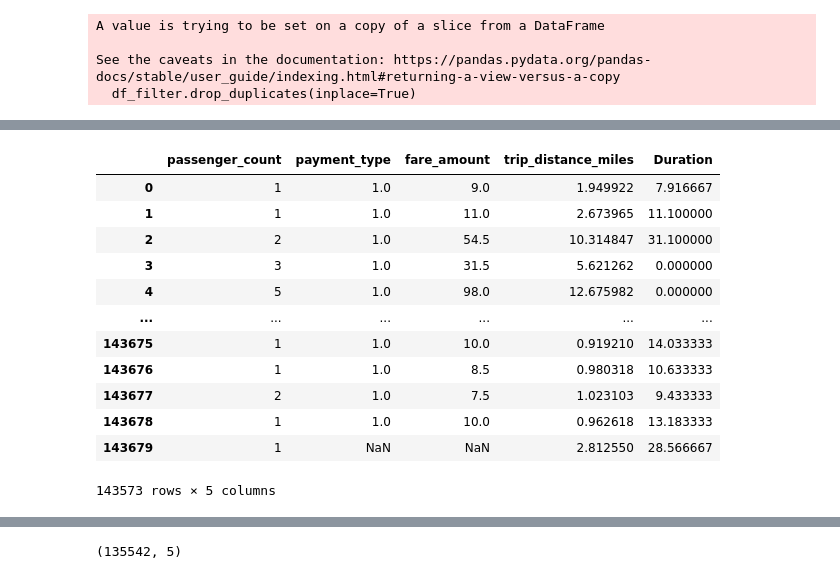
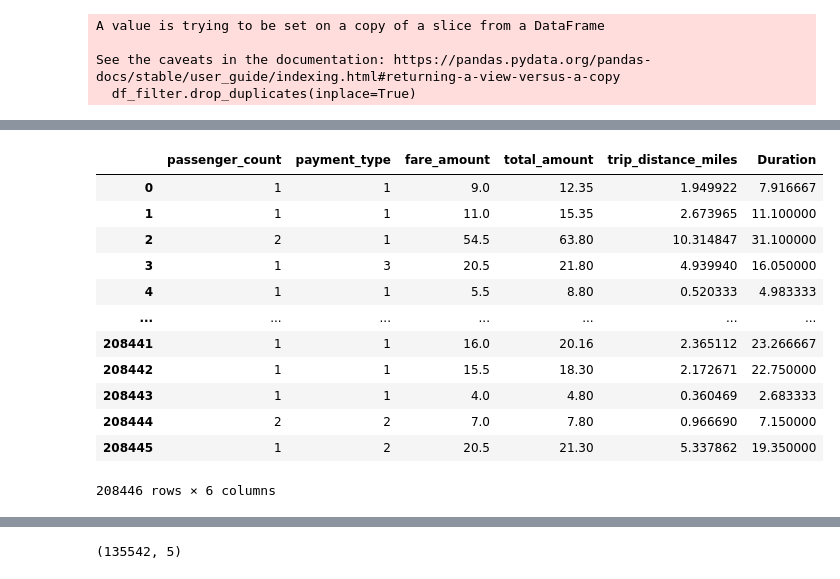
Before and after one commit to ArunK-ML/Project---TripFare-Predicting-Urban-Taxi-Fare-with-Machine-Learning, a Jupyter notebook: Taxi_trip_Finalone_again try.ipynb, the cells around one changed output, grey strips where cells are left out. Drawn from its saved outputs; the diff is of its cells as text; code cells hidden in the pictures.

```diff
--- a/Taxi_trip_Finalone_again try.ipynb
+++ b/Taxi_trip_Finalone_again try.ipynb
@@ -220,17 +468,17 @@ df= df_filter.copy()
-# %%
-df
-# %% [output]
-|  | passenger_count | payment_type | fare_amount | trip_distance_miles | Duration |
-| 0 | 1 | 1.0 | 9.0 | 1.949922 | 7.916667 |
-| 1 | 1 | 1.0 | 11.0 | 2.673965 | 11.100000 |
-| 2 | 2 | 1.0 | 54.5 | 10.314847 | 31.100000 |
-| 3 | 3 | 1.0 | 31.5 | 5.621262 | 0.000000 |
-| 4 | 5 | 1.0 | 98.0 | 12.675982 | 0.000000 |
-| ... | ... | ... | ... | ... | ... |
-| 143675 | 1 | 1.0 | 10.0 | 0.919210 | 14.033333 |
-| 143676 | 1 | 1.0 | 8.5 | 0.980318 | 10.633333 |
-| 143677 | 2 | 1.0 | 7.5 | 1.023103 | 9.433333 |
-| 143678 | 1 | 1.0 | 10.0 | 0.962618 | 13.183333 |
-| 143679 | 1 | NaN | NaN | 2.812550 | 28.566667 |
-143573 rows × 5 columns
+# %%
+df_filter
+# %% [output]
+|  | passenger_count | payment_type | fare_amount | total_amount | trip_distance_miles | Duration |
+| 0 | 1 | 1 | 9.0 | 12.35 | 1.949922 | 7.916667 |
+| 1 | 1 | 1 | 11.0 | 15.35 | 2.673965 | 11.100000 |
+| 2 | 2 | 1 | 54.5 | 63.80 | 10.314847 | 31.100000 |
+| 3 | 1 | 3 | 20.5 | 21.80 | 4.939940 | 16.050000 |
+| 4 | 1 | 1 | 5.5 | 8.80 | 0.520333 | 4.983333 |
+| ... | ... | ... | ... | ... | ... | ... |
+| 208441 | 1 | 1 | 16.0 | 20.16 | 2.365112 | 23.266667 |
+| 208442 | 1 | 1 | 15.5 | 18.30 | 2.172671 | 22.750000 |
+| 208443 | 1 | 1 | 4.0 | 4.80 | 0.360469 | 2.683333 |
+| 208444 | 2 | 2 | 7.0 | 7.80 | 0.966690 | 7.150000 |
+| 208445 | 1 | 2 | 20.5 | 21.30 | 5.337862 | 19.350000 |
+208446 rows × 6 columns
 # %%
```
Also changed, not shown: parts of 34 cells of this notebook.
